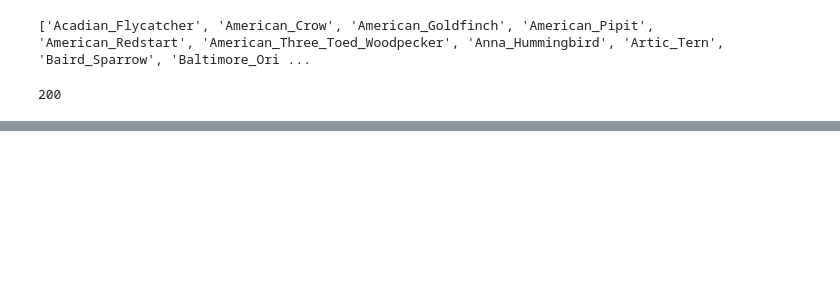
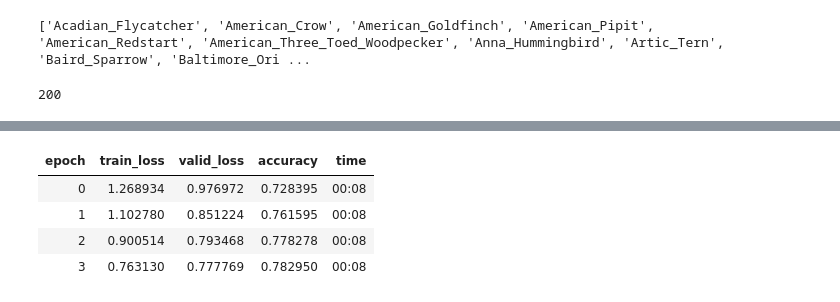
Before and after one commit to emepetres/birds-classification, a Jupyter notebook: training/notebooks/lab.ipynb, the cells around one changed output, grey strips where cells are left out. Saved outputs shown, nothing was run; the diff lists cells and outputs as text; code cells hidden in the pictures; blank space fills up the shorter version.

```diff
--- a/training/notebooks/lab.ipynb
+++ b/training/notebooks/lab.ipynb
@@ -106,5 +109,11 @@ learner = vision_learner(dls, "vit_tiny_patch16_224").cuda()
 # %%
-learner.fine_tune(4, freeze_epochs=4)
+learner.fine_tune(4, base_lr=0.003, freeze_epochs=4)
+# %% [output]
+| epoch | train_loss | valid_loss | accuracy | time |
+| 0 | 1.268934 | 0.976972 | 0.728395 | 00:08 |
+| 1 | 1.102780 | 0.851224 | 0.761595 | 00:08 |
+| 2 | 0.900514 | 0.793468 | 0.778278 | 00:08 |
+| 3 | 0.763130 | 0.777769 | 0.782950 | 00:08 |
 # %%
 learner.export("models/vit_exported")
 learner.save("vit_saved", with_opt=False)
```
Also changed, not shown: parts of 10 cells of this notebook, 3 other files.
